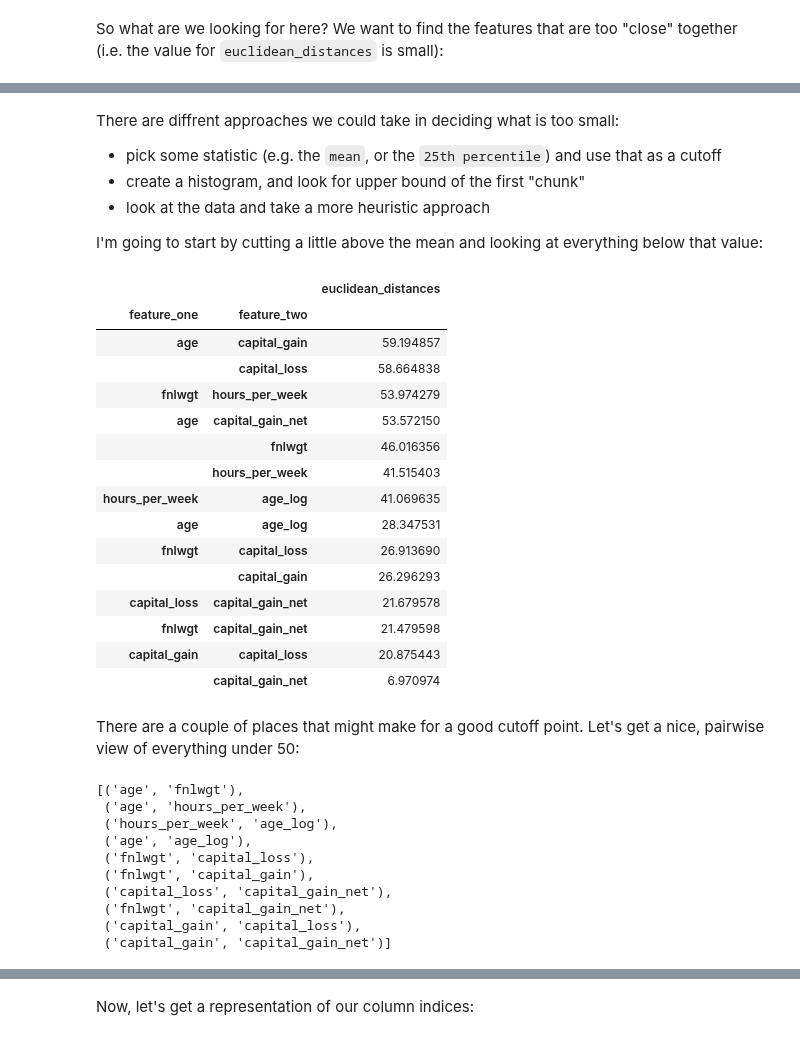
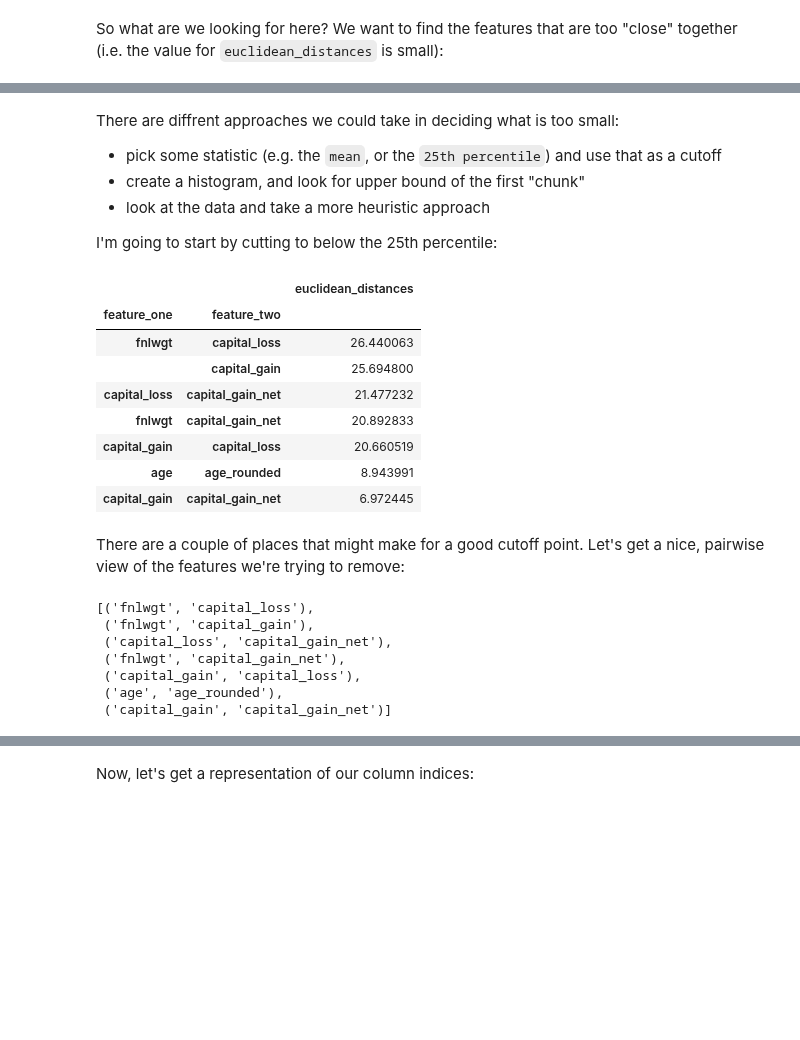
Before and after one commit to lermana/python_fundamentals, a Jupyter notebook: data_science/data_science.ipynb, the cells around one changed output, grey strips where cells are left out. Drawn from its saved outputs; the diff is of its cells as text; code cells hidden in the pictures; blank space fills up the shorter version.

Commit message:
update data_science

```diff
--- a/data_science/data_science.ipynb
+++ b/data_science/data_science.ipynb
@@ -466,3 +234,5 @@ dtype: object
+# %%
+table = table.infer_objects()
 # %% [markdown]
 ### Data type handling - _boolean_
 
@@ -657,2 +442,2 @@ I don't know that we'll need this column, but let's go ahead and retain it anywa
 # %%
-table["age_log"] = np.log(table.age)
+fnlwgt_log = np.log(table.fnlwgt)
@@ -985,6 +858,8 @@ I wrote my own function for this, and I thought we could try it out, even if onl
 # %%
-euclideans = features.euclidean_distances(table_train,
-                                         table_train.select_dtypes(include=[int, float, bool]).columns)
+euclideans = euclidean_distances(
+                            table_train, # DataFrame
+                            table_train.select_dtypes(include=[int, float, bool]).columns # column names
+                        )
 # %%
 euclideans.shape
 # %% [output]
@@ -1030,39 +905,31 @@ There are diffrent approaches we could take in deciding what is too small:
 - create a histogram, and look for upper bound of the first "chunk"
 - look at the data and take a more heuristic approach
 
-I'm going to start by cutting a little above the mean and looking at everything below that value:
+I'm going to start by cutting to below the 25th percentile:
+# %%
+cutoff = euclideans.euclidean_distances.quantile(.25)
 # %%
-euclideans[euclideans.euclidean_distances < 60]
+euclideans[euclideans.euclidean_distances < cutoff]
 # %% [output]
 |  |  | euclidean_distances |
 | feature_one | feature_two |  |
-| age | capital_gain | 59.194857 |
-|  | capital_loss | 58.664838 |
-| fnlwgt | hours_per_week | 53.974279 |
-| age | capital_gain_net | 53.572150 |
-|  | fnlwgt | 46.016356 |
-|  | hours_per_week | 41.515403 |
-| hours_per_week | age_log | 41.069635 |
-| age | age_log | 28.347531 |
-| fnlwgt | capital_loss | 26.913690 |
-|  | capital_gain | 26.296293 |
-| capital_loss | capital_gain_net | 21.679578 |
-| fnlwgt | capital_gain_net | 21.479598 |
-| capital_gain | capital_loss | 20.875443 |
-|  | capital_gain_net | 6.970974 |
+| fnlwgt | capital_loss | 26.440063 |
+|  | capital_gain | 25.694800 |
+| capital_loss | capital_gain_net | 21.477232 |
+| fnlwgt | capital_gain_net | 20.892833 |
+| capital_gain | capital_loss | 20.660519 |
+| age | age_rounded | 8.943991 |
+| capital_gain | capital_gain_net | 6.972445 |
 # %% [markdown]
-There are a couple of places that might make for a good cutoff point. Let's get a nice, pairwise view of everything under 50:
+There are a couple of places that might make for a good cutoff point. Let's get a nice, pairwise view of the features we're trying to remove:
 # %%
-list(euclideans[euclideans.euclidean_distances < 50].index)
+list(euclideans[euclideans.euclidean_distances < cutoff].index)
 # %% [output]
-[('age', 'fnlwgt'),
- ('age', 'hours_per_week'),
- ('hours_per_week', 'age_log'),
- ('age', 'age_log'),
- ('fnlwgt', 'capital_loss'),
+[('fnlwgt', 'capital_loss'),
  ('fnlwgt', 'capital_gain'),
  ('capital_loss', 'capital_gain_net'),
  ('fnlwgt', 'capital_gain_net'),
  ('capital_gain', 'capital_loss'),
+ ('age', 'age_rounded'),
  ('capital_gain', 'capital_gain_net')]
 # %% [markdown]
```
Also changed, not shown: parts of 140 cells of this notebook, 3 other files.
